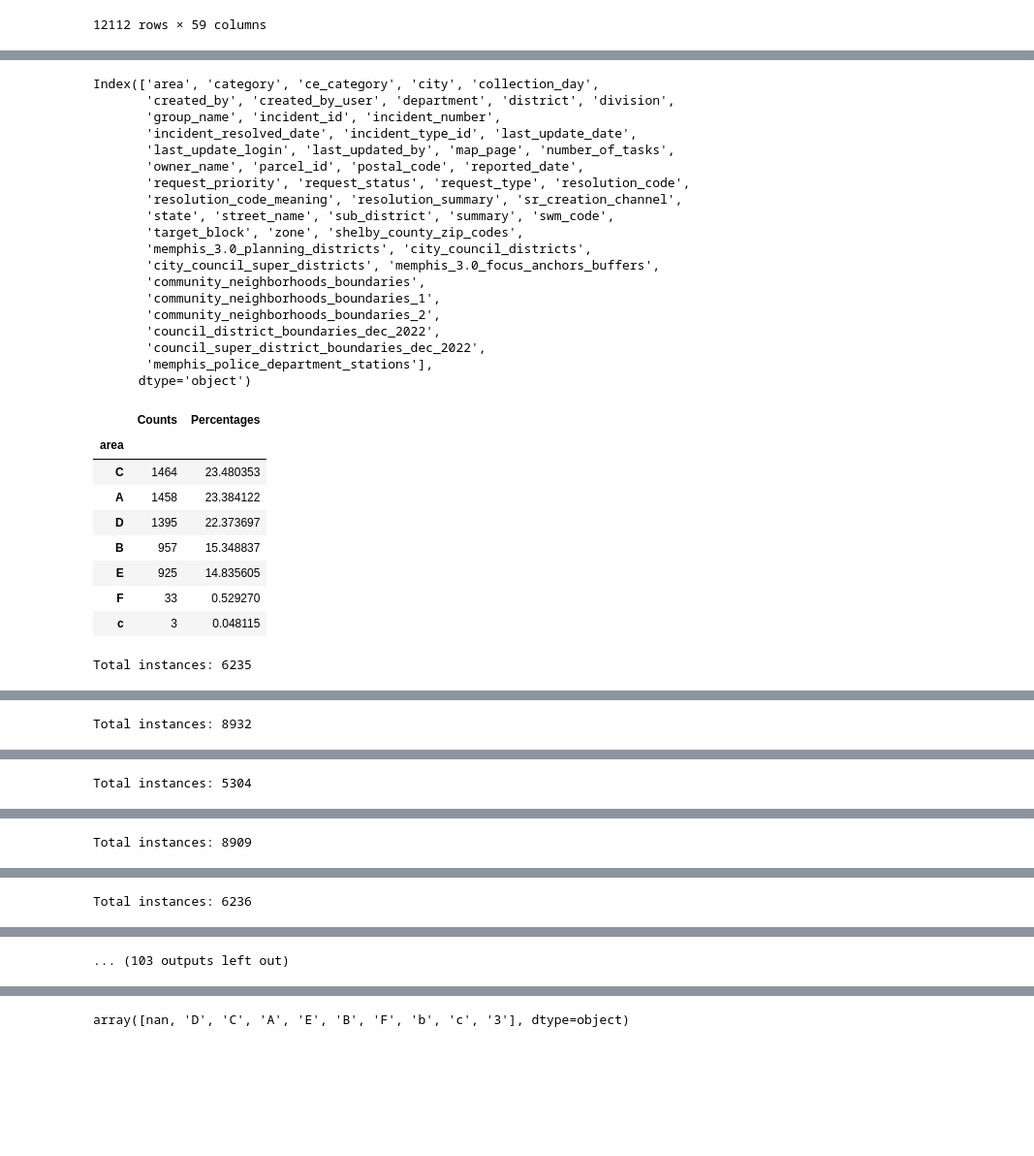
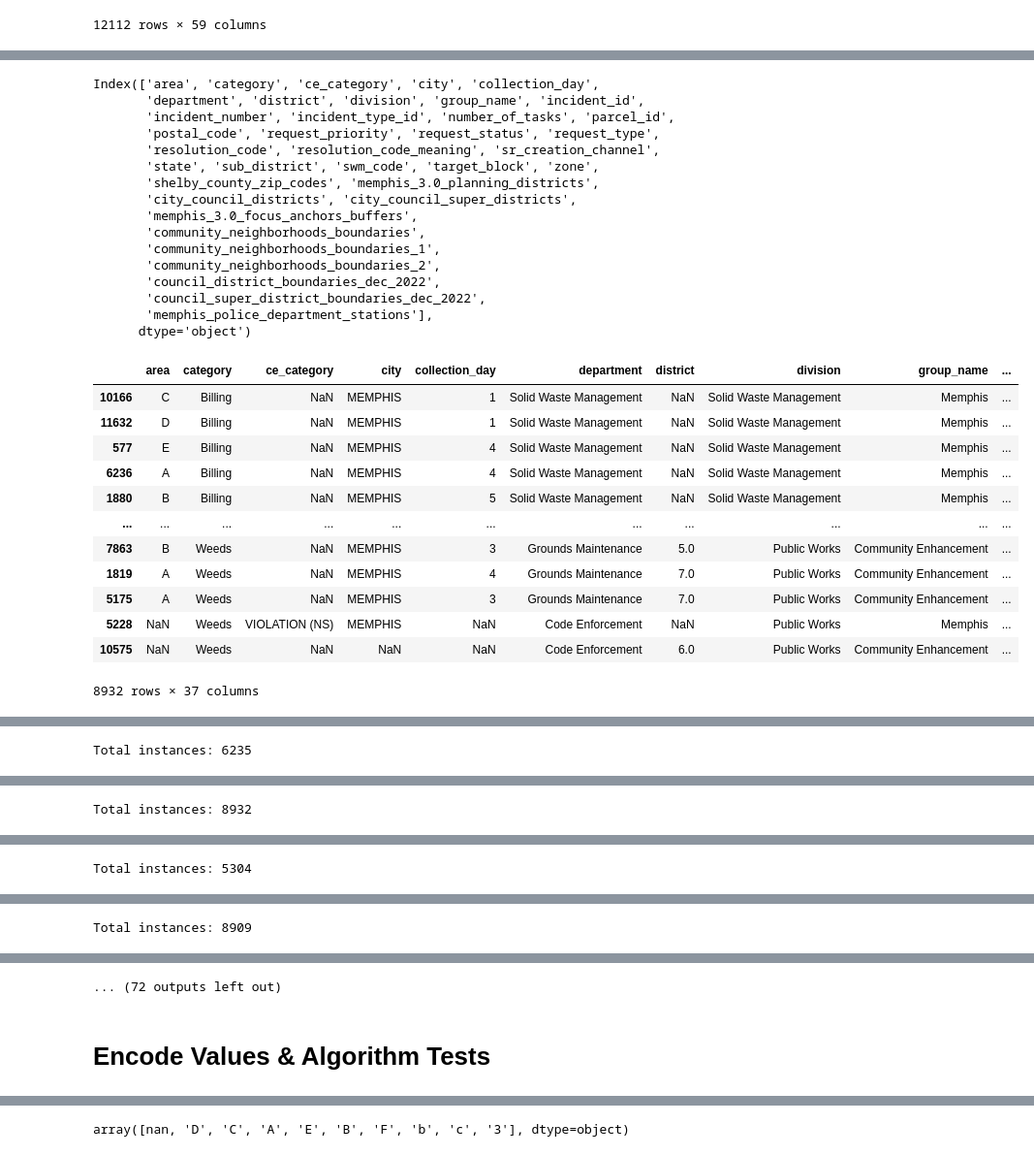
Before and after one commit to EddiePueb1/Open_311_Data_Analysis, a Jupyter notebook: data_analysis_311.ipynb, the cells around one changed output, grey strips where cells are left out. Shown at 97% size. Saved outputs shown, nothing was run; the diff lists cells and outputs as text; code cells hidden in the pictures; blank space fills up the shorter version.

```diff
--- a/data_analysis_311.ipynb
+++ b/data_analysis_311.ipynb
@@ -165,57 +103,72 @@ categories = service_requests['category']
 # sort the dataset by categories
 sorted_by_category = new_service_requests.sort_values(by="category", ascending=True)
 
 # instances that are not properly categorized
 parsed_empty = sorted_by_category[(sorted_by_category['category'] == 'Miscellaneous') | (sorted_by_category['category'] == 'Others')]
 # display(parsed_empty)
 
 #take out the instnaces that are not properly categorized from the dataset
 sorted_by_category = sorted_by_category[(sorted_by_category['category'] != 'Miscellaneous') & (sorted_by_category['category'] != 'Others')]
 # display(sorted_by_category)
 
 # dismiss specific location markers
-dismiss_address = sorted_by_category.drop(['address1', 'address2', 'address3', 'location_1_(address)', 'location_1'], axis=1)
+dismiss_address = sorted_by_category.drop(['address1', 'address2', 'address3', 'location_1_(address)', 'location_1', 'street_name', 'map_page'], axis=1)
 # display(dismiss_address)
 
+
 # disregard logged times and dates for now.
-dropped_dates = dismiss_address.drop(['creation_date', 'followup_date','close_date','next_open_task_date', 'last_modified_date', 'last_update' ], axis=1)
+dropped_dates = dismiss_address.drop(['creation_date', 'followup_date','close_date','next_open_task_date', 'last_modified_date','incident_resolved_date', 'last_update_date', 'reported_date' ], axis=1)
 
-raw_data = dropped_dates
+drop_names = dropped_dates.drop(['created_by_user', 'last_update_login', 'last_updated_by', 'created_by', 'owner_name'], axis=1)
+
+drop_summaries = drop_names.drop(['resolution_summary', 'summary'], axis=1)
+
+raw_data = drop_summaries
+
 
 print(raw_data.columns)
+
+display(raw_data)
+# display(raw_data['division'].unique())
+
+# display(raw_data['department'].unique())
 tabulate(raw_data.columns, raw_data)
 
 # idk why there are 4 instnaces with CT addresses
-wtf = dropped_names[dropped_names['state'] == 'CT']
-display(wtf)
+# close = dismiss_address[dismiss_address['city'] == 'CORDOVA']
+# display(close['creation_date'].sort_values())
+
+# wtf = dropped_dates[dropped_dates['state'] == 'CT']
+
+# display(wtf)
 # %% [output]
 Index(['area', 'category', 'ce_category', 'city', 'collection_day',
-       'created_by', 'created_by_user', 'department', 'district', 'division',
-       'group_name', 'incident_id', 'incident_number',
-       'incident_resolved_date', 'incident_type_id', 'last_update_date',
-       'last_update_login', 'last_updated_by', 'map_page', 'number_of_tasks',
-       'owner_name', 'parcel_id', 'postal_code', 'reported_date',
-       'request_priority', 'request_status', 'request_type', 'resolution_code',
-       'resolution_code_meaning', 'resolution_summary', 'sr_creation_channel',
-       'state', 'street_name', 'sub_district', 'summary', 'swm_code',
-       'target_block', 'zone', 'shelby_county_zip_codes',
-       'memphis_3.0_planning_districts', 'city_council_districts',
-       'city_council_super_districts', 'memphis_3.0_focus_anchors_buffers',
+       'department', 'district', 'division', 'group_name', 'incident_id',
+       'incident_number', 'incident_type_id', 'number_of_tasks', 'parcel_id',
+       'postal_code', 'request_priority', 'request_status', 'request_type',
+       'resolution_code', 'resolution_code_meaning', 'sr_creation_channel',
+       'state', 'sub_district', 'swm_code', 'target_block', 'zone',
+       'shelby_county_zip_codes', 'memphis_3.0_planning_districts',
+       'city_council_districts', 'city_council_super_districts',
+       'memphis_3.0_focus_anchors_buffers',
        'community_neighborhoods_boundaries',
        'community_neighborhoods_boundaries_1',
        'community_neighborhoods_boundaries_2',
        'council_district_boundaries_dec_2022',
        'council_super_district_boundaries_dec_2022',
        'memphis_police_department_stations'],
       dtype='object')
-|  | Counts | Percentages |
-| area |  |  |
-| C | 1464 | 23.480353 |
-| A | 1458 | 23.384122 |
-| D | 1395 | 22.373697 |
-| B | 957 | 15.348837 |
-| E | 925 | 14.835605 |
-| F | 33 | 0.529270 |
-| c | 3 | 0.048115 |
+|  | area | category | ce_category | city | collection_day | department | district | division | group_name | ... |
+| 10166 | C | Billing | NaN | MEMPHIS | 1 | Solid Waste Management | NaN | Solid Waste Management | Memphis | ... |
+| 11632 | D | Billing | NaN | MEMPHIS | 1 | Solid Waste Management | NaN | Solid Waste Management | Memphis | ... |
+| 577 | E | Billing | NaN | MEMPHIS | 4 | Solid Waste Management | NaN | Solid Waste Management | Memphis | ... |
+| 6236 | A | Billing | NaN | MEMPHIS | 4 | Solid Waste Management | NaN | Solid Waste Management | Memphis | ... |
+| 1880 | B | Billing | NaN | MEMPHIS | 5 | Solid Waste Management | NaN | Solid Waste Management | Memphis | ... |
+| ... | ... | ... | ... | ... | ... | ... | ... | ... | ... | ... |
+| 7863 | B | Weeds | NaN | MEMPHIS | 3 | Grounds Maintenance | 5.0 | Public Works | Community Enhancement | ... |
+| 1819 | A | Weeds | NaN | MEMPHIS | 4 | Grounds Maintenance | 7.0 | Public Works | Community Enhancement | ... |
+| 5175 | A | Weeds | NaN | MEMPHIS | 3 | Grounds Maintenance | 7.0 | Public Works | Community Enhancement | ... |
+| 5228 | NaN | Weeds | VIOLATION (NS) | MEMPHIS | NaN | Code Enforcement | NaN | Public Works | Memphis | ... |
+| 10575 | NaN | Weeds | NaN | NaN | NaN | Code Enforcement | 6.0 | Public Works | Community Enhancement | ... |
-Total instances: 6235
+8932 rows × 37 columns
 |  | Counts | Percentages |
@@ -239,2 +183,2 @@ Total instances: 6235
-Total instances: 8932
+Total instances: 6235
 |  | Counts | Percentages |
@@ -252,2 +202,2 @@ Total instances: 8932
-Total instances: 5304
+Total instances: 8932
 |  | Counts | Percentages |
@@ -263,2 +215,2 @@ Total instances: 5304
-Total instances: 8909
+Total instances: 5304
 |  | Counts | Percentages |
@@ -276,2 +226,2 @@ Total instances: 8909
-Total instances: 6236
+Total instances: 8909
 |  | Counts | Percentages |
@@ -281 +239,3 @@ Total instances: 6236
-... (103 outputs left out)
+... (72 outputs left out)
+# %% [markdown]
+# Encode Values & Algorithm Tests
```
Also changed, not shown: parts of 13 cells of this notebook.
